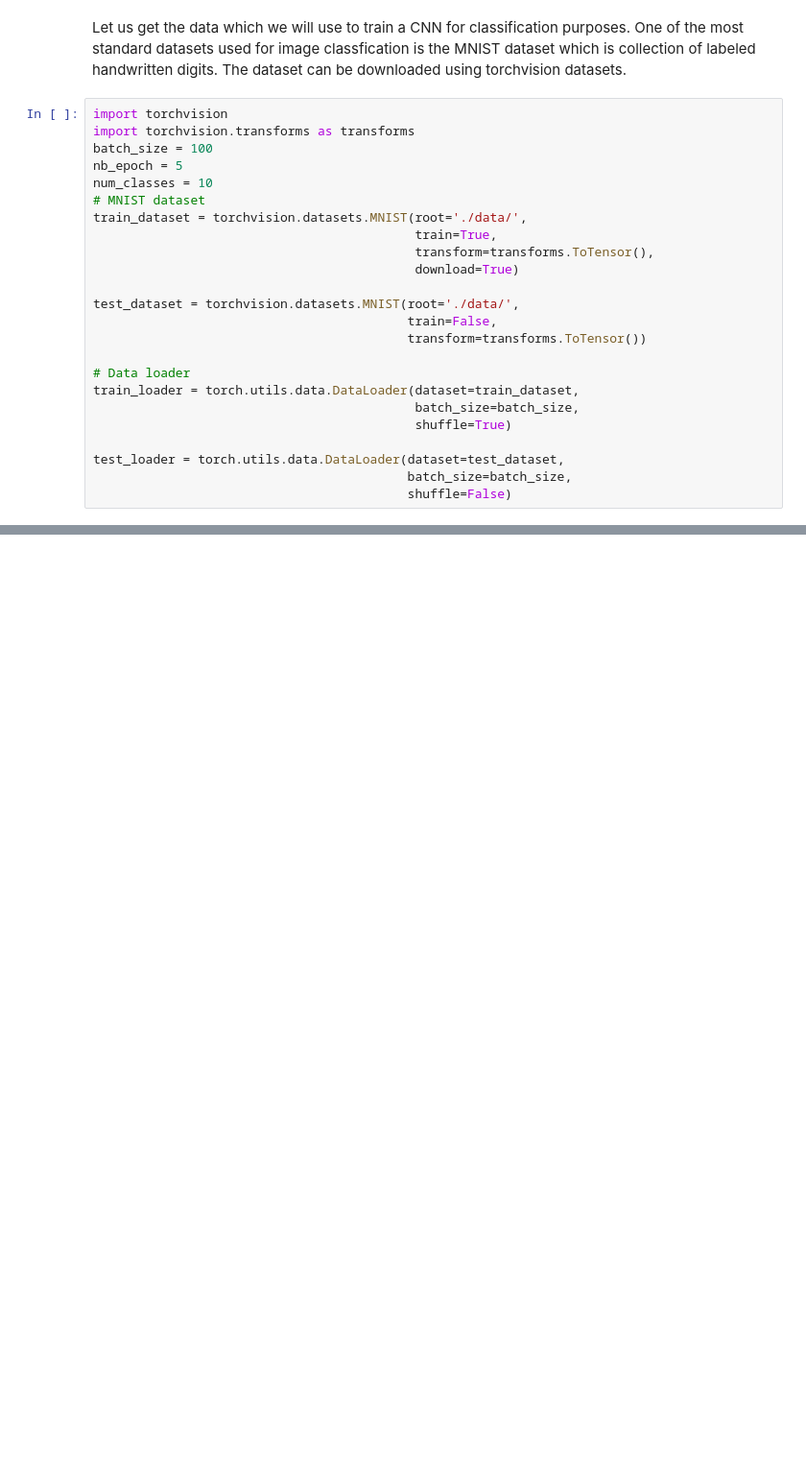
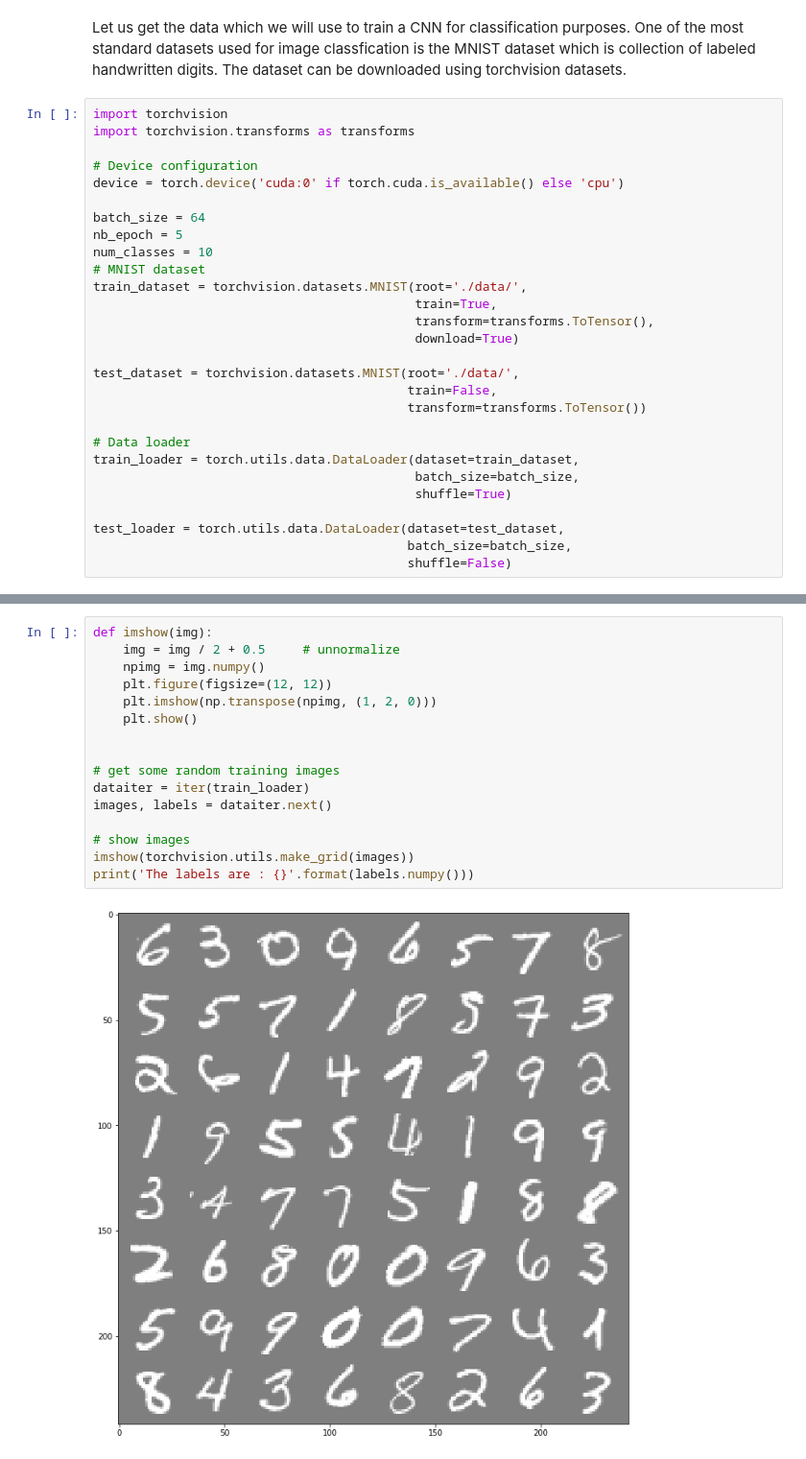
Before and after one commit to nathdip/TeachNeuralNetworks, a Jupyter notebook: Introduction to Neural Network.ipynb, the cells around one changed output, grey strips where cells are left out. Shown at 96% size. Saved outputs shown, nothing was run; the diff lists cells and outputs as text; blank space fills up the shorter version.

```diff
--- a/Introduction to Neural Network.ipynb
+++ b/Introduction to Neural Network.ipynb
@@ -427,7 +427,11 @@ Let us get the data which we will use to train a CNN for classification purposes
 # %%
 import torchvision
 import torchvision.transforms as transforms
-batch_size = 100
+
+# Device configuration
+device = torch.device('cuda:0' if torch.cuda.is_available() else 'cpu')
+
+batch_size = 64
 nb_epoch = 5
 num_classes = 10
 # MNIST dataset
@@ -457,0 +455,18 @@ Done!
+# %%
+def imshow(img):
+    img = img / 2 + 0.5     # unnormalize
+    npimg = img.numpy()
+    plt.figure(figsize=(12, 12))
+    plt.imshow(np.transpose(npimg, (1, 2, 0)))
+    plt.show()
+
+
+# get some random training images
+dataiter = iter(train_loader)
+images, labels = dataiter.next()
+
+# show images
+imshow(torchvision.utils.make_grid(images))
+print('The labels are : {}'.format(labels.numpy()))
+# %% [output]
+[figure, added]
```
Also changed, not shown: parts of 6 cells of this notebook.
